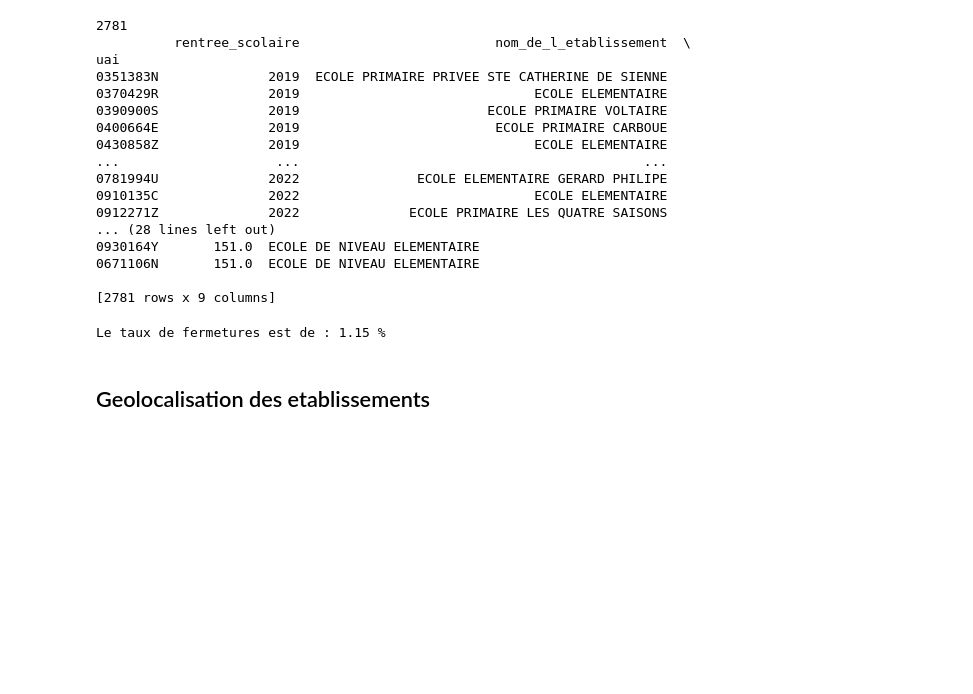
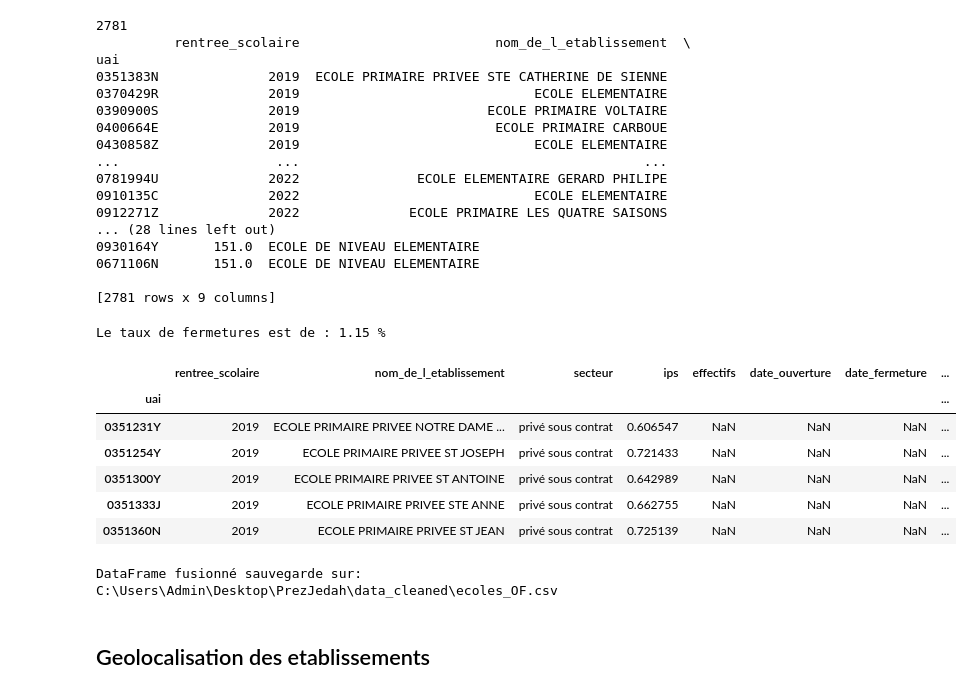
Before and after one commit to Nemesis81/PrezJedah, a Jupyter notebook: cleaningscripte/eda_ecole.ipynb, the cells around one changed output. Saved outputs shown, nothing was run; the diff lists cells and outputs as text; code cells hidden in the pictures; blank space fills up the shorter version.

Commit message:
ips normalised in ecoles_OF

```diff
--- a/cleaningscripte/eda_ecole.ipynb
+++ b/cleaningscripte/eda_ecole.ipynb
@@ -338,6 +319,24 @@ fermeture_rate=round(((total_ecoles_fermees/total_ecoles)*100),2)
 print("Le taux de fermetures est de :", fermeture_rate, "%")
 # %% [output]
 Le taux de fermetures est de : 1.15 %
+# %%
+# Normaliser l'IPS
+df_joined['ips']= df_joined['ips'] / df_joined['ips'].abs().max()
+# %%
+df_joined.head()
+# %% [output]
+|  | rentree_scolaire | nom_de_l_etablissement | secteur | ips | effectifs | date_ouverture | date_fermeture | ... |
+| uai |  |  |  |  |  |  |  | ... |
+| 0351231Y | 2019 | ECOLE PRIMAIRE PRIVEE NOTRE DAME ... | privé sous contrat | 0.606547 | NaN | NaN | NaN | ... |
+| 0351254Y | 2019 | ECOLE PRIMAIRE PRIVEE ST JOSEPH | privé sous contrat | 0.721433 | NaN | NaN | NaN | ... |
+| 0351300Y | 2019 | ECOLE PRIMAIRE PRIVEE ST ANTOINE | privé sous contrat | 0.642989 | NaN | NaN | NaN | ... |
+| 0351333J | 2019 | ECOLE PRIMAIRE PRIVEE STE ANNE | privé sous contrat | 0.662755 | NaN | NaN | NaN | ... |
+| 0351360N | 2019 | ECOLE PRIMAIRE PRIVEE ST JEAN | privé sous contrat | 0.725139 | NaN | NaN | NaN | ... |
+# %%
+df_joined.to_csv(path4 + "\ecoles_OF.csv", index=True)
+print("DataFrame fusionné sauvegarde sur:", path4 + "\ecoles_OF.csv")
+# %% [output]
+DataFrame fusionné sauvegarde sur: C:\Users\Admin\Desktop\PrezJedah\data_cleaned\ecoles_OF.csv
 # %%
 # df_1622_effectifs["Taux de fermeture"] = round(.Admis / .Inscrits, 3)
 # %% [markdown]
```
Also changed, not shown: parts of 2 cells of this notebook, 7 other files.
